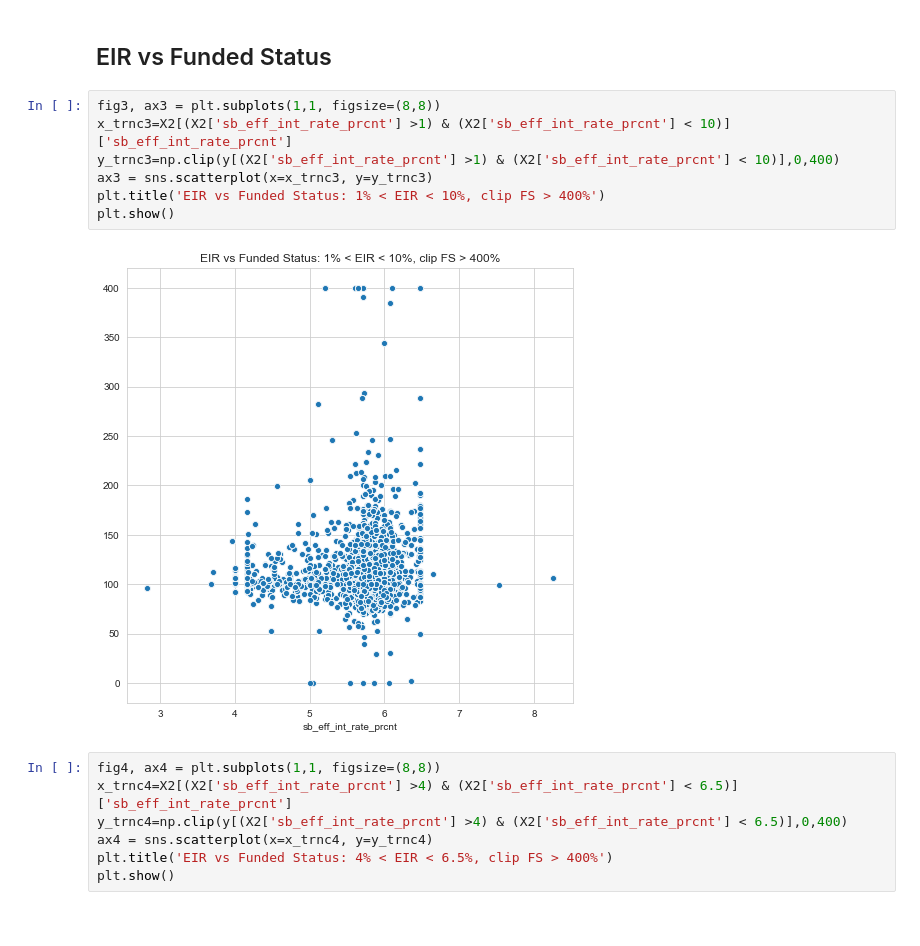
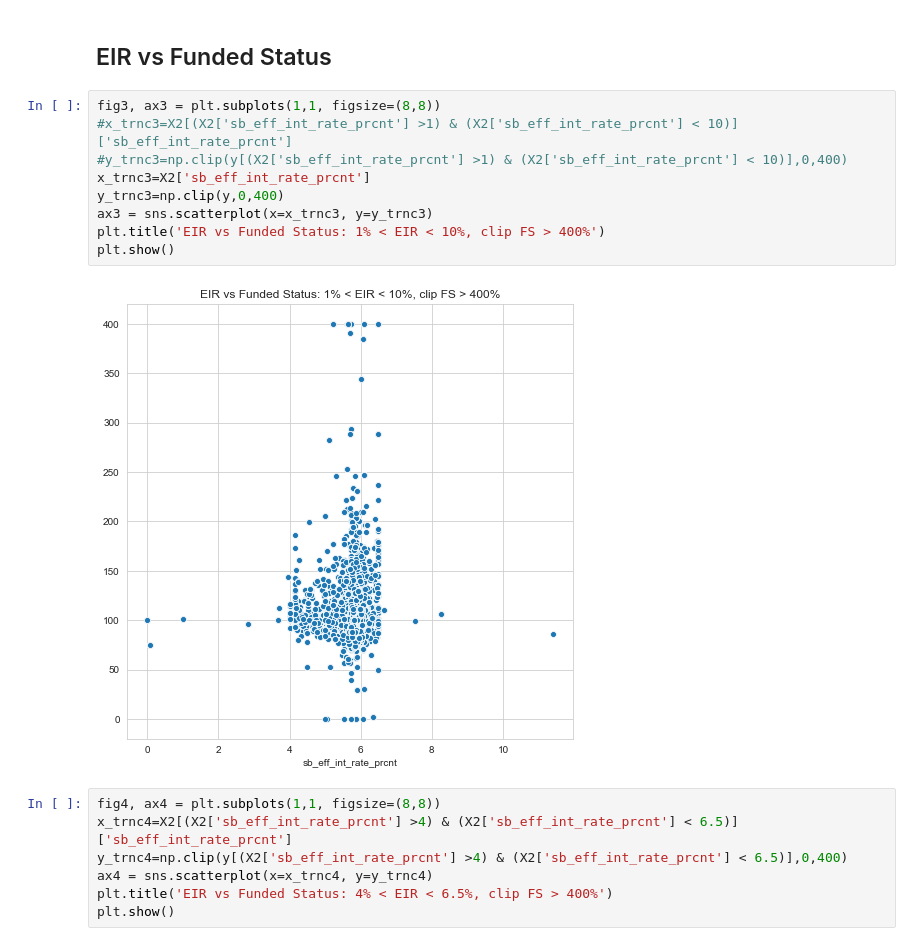
Before and after one commit to LindseyMoser/DSI_Capstone_B, a Jupyter notebook: 1_Data/PSQL_DF_EDA_2017_from_script.ipynb, the cells around one changed output. Drawn from its saved outputs; the diff is of its cells as text.

```diff
--- a/1_Data/PSQL_DF_EDA_2017_from_script.ipynb
+++ b/1_Data/PSQL_DF_EDA_2017_from_script.ipynb
@@ -130,13 +132,15 @@ plt.show()
 <h2>EIR vs Funded Status</h2>
 # %%
 fig3, ax3 = plt.subplots(1,1, figsize=(8,8))
-x_trnc3=X2[(X2['sb_eff_int_rate_prcnt'] >1) & (X2['sb_eff_int_rate_prcnt'] < 10)]['sb_eff_int_rate_prcnt']
-y_trnc3=np.clip(y[(X2['sb_eff_int_rate_prcnt'] >1) & (X2['sb_eff_int_rate_prcnt'] < 10)],0,400)
+#x_trnc3=X2[(X2['sb_eff_int_rate_prcnt'] >1) & (X2['sb_eff_int_rate_prcnt'] < 10)]['sb_eff_int_rate_prcnt']
+#y_trnc3=np.clip(y[(X2['sb_eff_int_rate_prcnt'] >1) & (X2['sb_eff_int_rate_prcnt'] < 10)],0,400)
+x_trnc3=X2['sb_eff_int_rate_prcnt']
+y_trnc3=np.clip(y,0,400)
 ax3 = sns.scatterplot(x=x_trnc3, y=y_trnc3)
 plt.title('EIR vs Funded Status: 1% < EIR < 10%, clip FS > 400%')
 plt.show()
 # %% [output]
-[figure, old version]
+[figure, new version]
 # %%
 fig4, ax4 = plt.subplots(1,1, figsize=(8,8))
 x_trnc4=X2[(X2['sb_eff_int_rate_prcnt'] >4) & (X2['sb_eff_int_rate_prcnt'] < 6.5)]['sb_eff_int_rate_prcnt']
```
Also changed, not shown: parts of 10 cells of this notebook, 1 other file.
